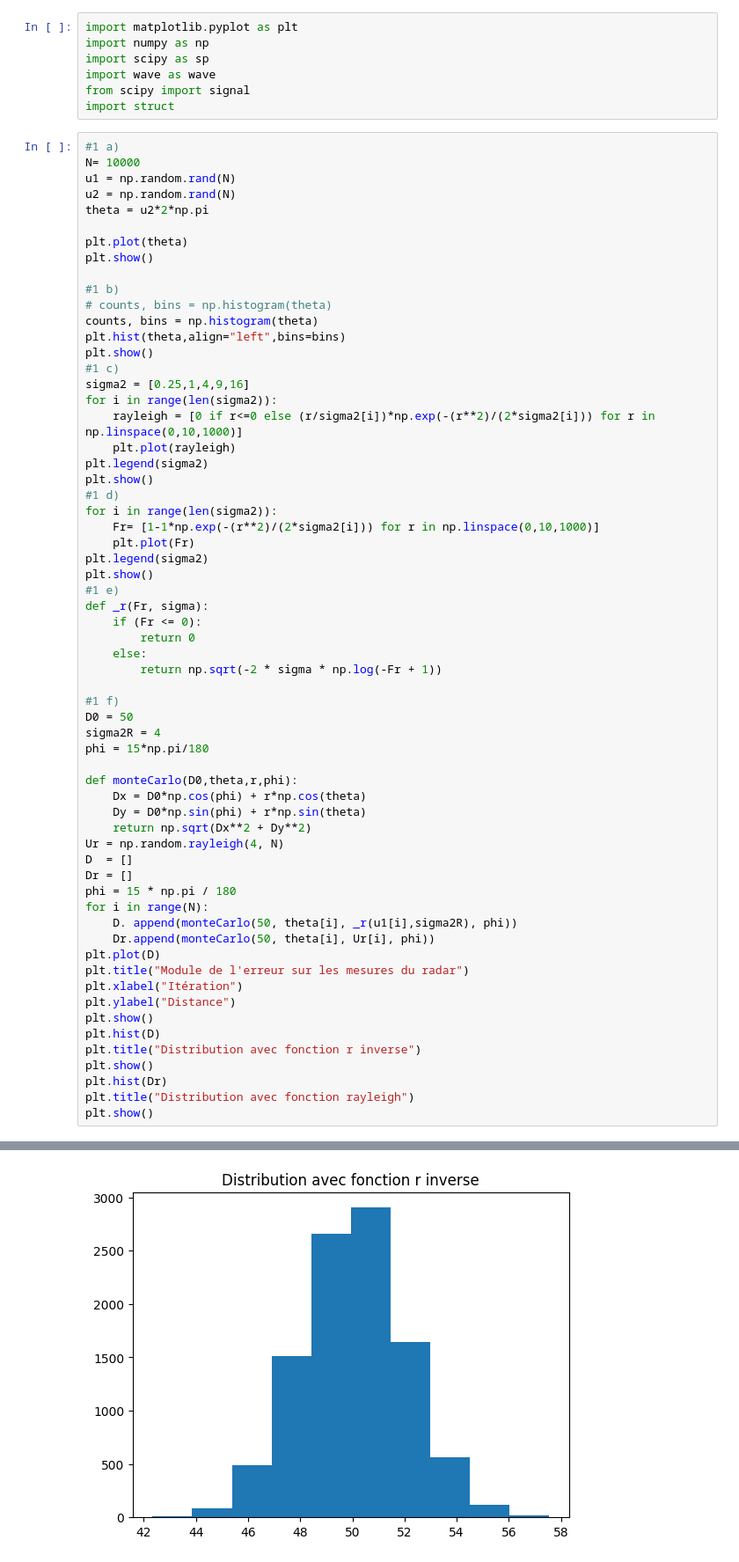
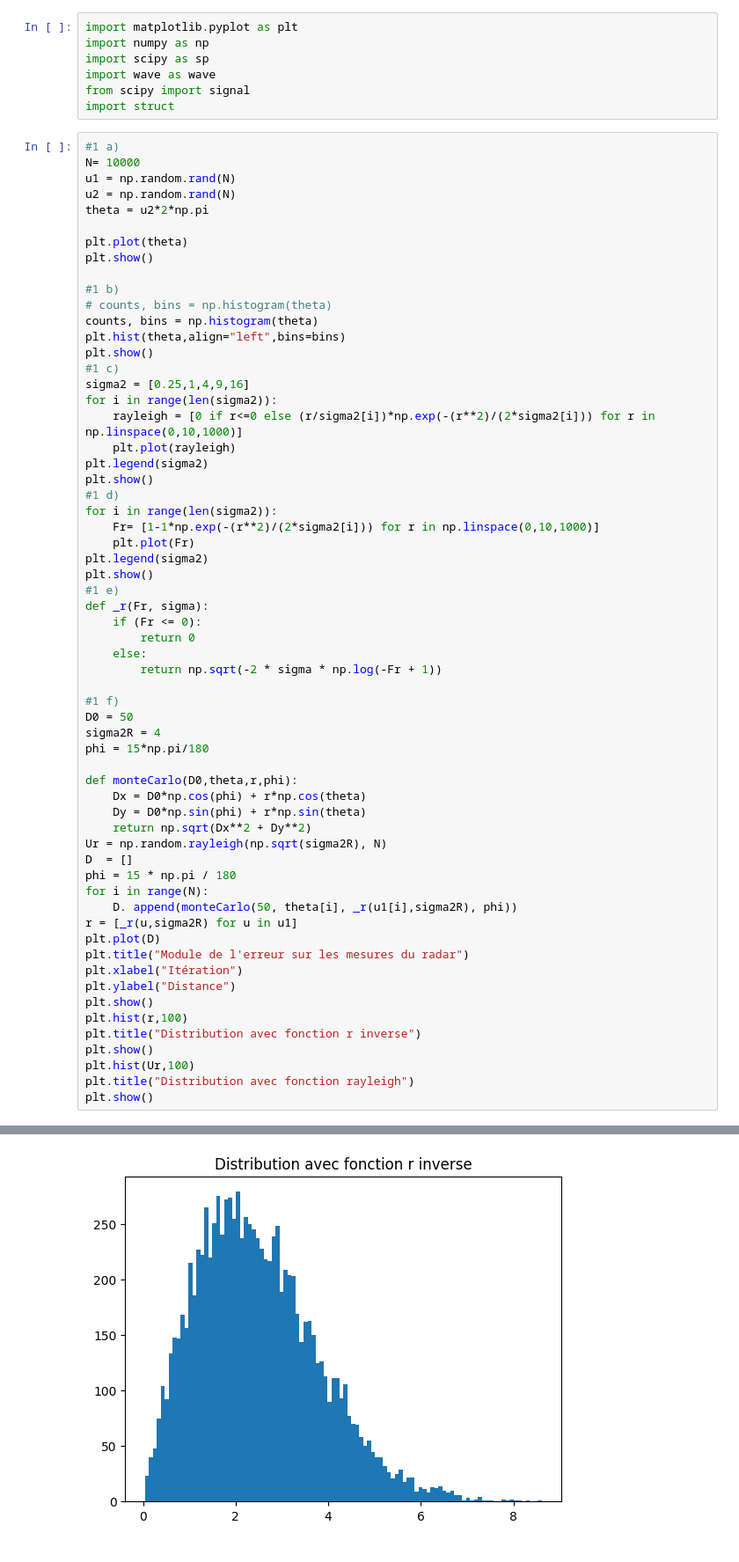
Before and after one commit to Raesangur/UdeS_S5_APP5, a Jupyter notebook: Code.ipynb, the cells around one changed output, grey strips where cells are left out. Shown at 88% size. Drawn from its saved outputs; the diff is of its cells as text.

```diff
--- a/Code.ipynb
+++ b/Code.ipynb
@@ -49,22 +49,21 @@ def monteCarlo(D0,theta,r,phi):
     Dx = D0*np.cos(phi) + r*np.cos(theta)
     Dy = D0*np.sin(phi) + r*np.sin(theta)
     return np.sqrt(Dx**2 + Dy**2)
-Ur = np.random.rayleigh(4, N)
+Ur = np.random.rayleigh(np.sqrt(sigma2R), N)
 D  = []
-Dr = []
 phi = 15 * np.pi / 180
 for i in range(N):
     D. append(monteCarlo(50, theta[i], _r(u1[i],sigma2R), phi))
-    Dr.append(monteCarlo(50, theta[i], Ur[i], phi))
+r = [_r(u,sigma2R) for u in u1]
 plt.plot(D)
 plt.title("Module de l'erreur sur les mesures du radar")
 plt.xlabel("Itération")
 plt.ylabel("Distance")
 plt.show()
-plt.hist(D)
+plt.hist(r,100)
 plt.title("Distribution avec fonction r inverse")
 plt.show()
-plt.hist(Dr)
+plt.hist(Ur,100)
 plt.title("Distribution avec fonction rayleigh")
 plt.show()
 # %% [output]
@@ -76 +75 @@ plt.show()
-[figure, old version]
+[figure, new version]
```
Also changed, not shown: parts of 2 cells of this notebook.
